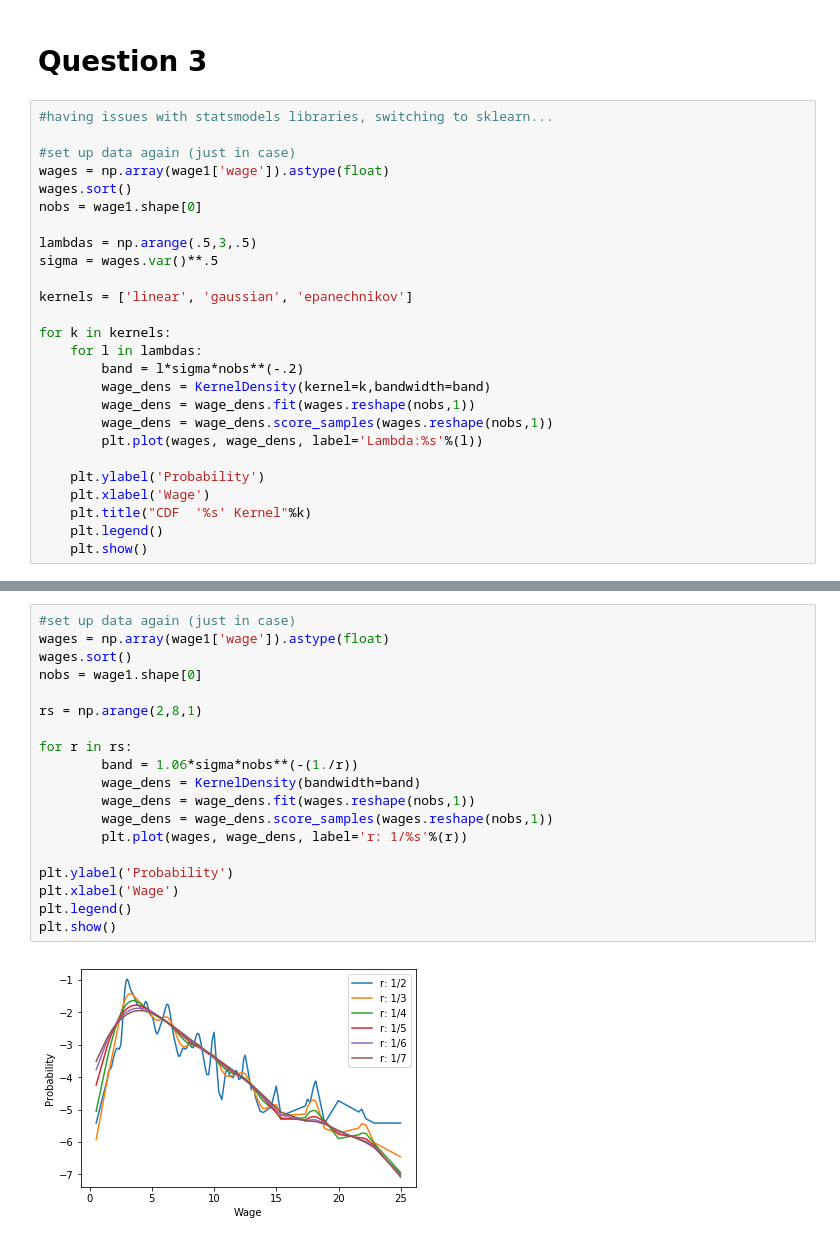
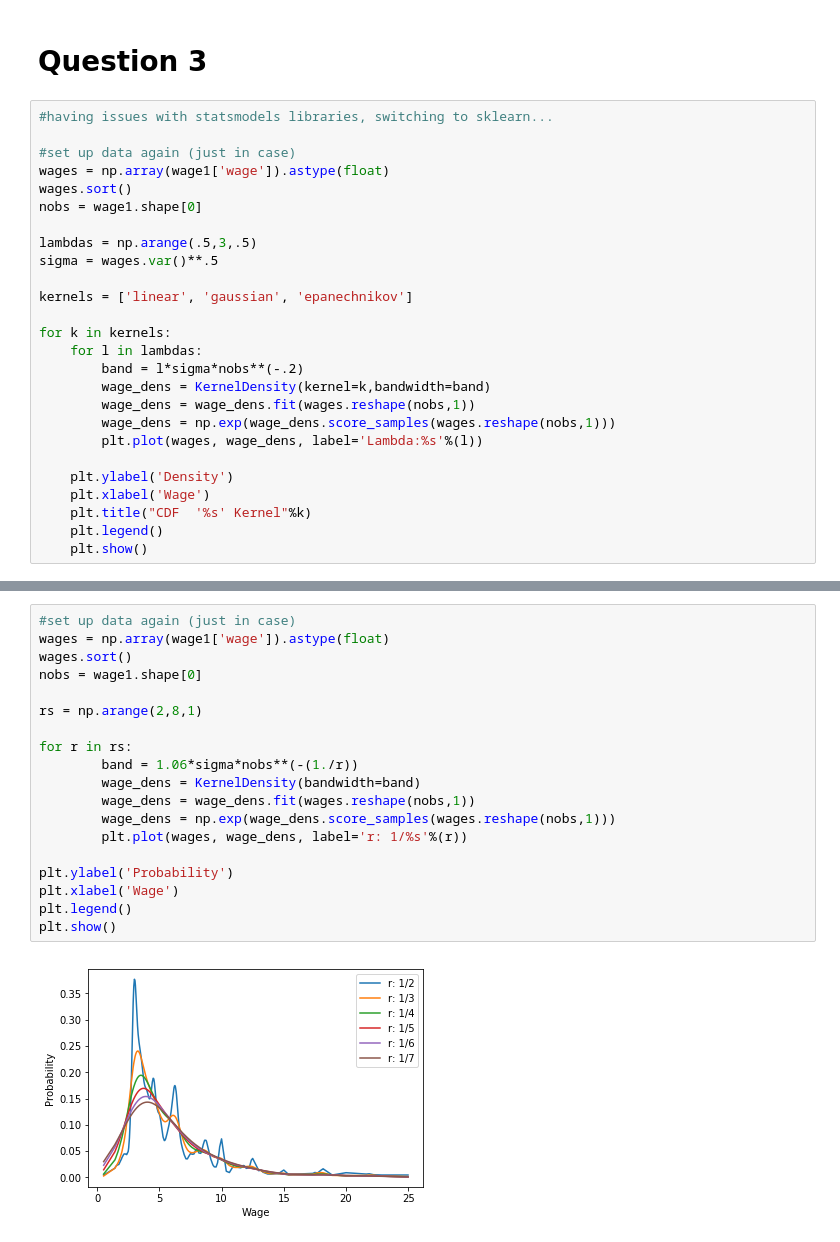
Before and after one commit to ericschulman/metrics, a Jupyter notebook: metrics_iii/hw1/hw1.ipynb, the cells around one changed output, grey strips where cells are left out. Drawn from its saved outputs; the diff is of its cells as text.

Commit message:
fixed density to logs

```diff
--- a/metrics_iii/hw1/hw1.ipynb
+++ b/metrics_iii/hw1/hw1.ipynb
@@ -87,10 +90,10 @@ for k in kernels:
         band = l*sigma*nobs**(-.2)
         wage_dens = KernelDensity(kernel=k,bandwidth=band)
         wage_dens = wage_dens.fit(wages.reshape(nobs,1))
-        wage_dens = wage_dens.score_samples(wages.reshape(nobs,1))
+        wage_dens = np.exp(wage_dens.score_samples(wages.reshape(nobs,1)))
         plt.plot(wages, wage_dens, label='Lambda:%s'%(l))
 
-    plt.ylabel('Probability')
+    plt.ylabel('Density')
     plt.xlabel('Wage')
     plt.title("CDF  '%s' Kernel"%k)
     plt.legend()
@@ -102,21 +105,21 @@ for k in kernels:
 # %%
 #set up data again (just in case)
 wages = np.array(wage1['wage']).astype(float)
 wages.sort()
 nobs = wage1.shape[0]
 
 rs = np.arange(2,8,1)
 
 for r in rs:
         band = 1.06*sigma*nobs**(-(1./r))
         wage_dens = KernelDensity(bandwidth=band)
         wage_dens = wage_dens.fit(wages.reshape(nobs,1))
-        wage_dens = wage_dens.score_samples(wages.reshape(nobs,1))
+        wage_dens = np.exp(wage_dens.score_samples(wages.reshape(nobs,1)))
         plt.plot(wages, wage_dens, label='r: 1/%s'%(r))
 
 plt.ylabel('Probability')
 plt.xlabel('Wage')
 plt.legend()
 plt.show()
 # %% [output]
-[figure, old version]
+[figure, new version]
```
Also changed, not shown: parts of 4 cells of this notebook.
